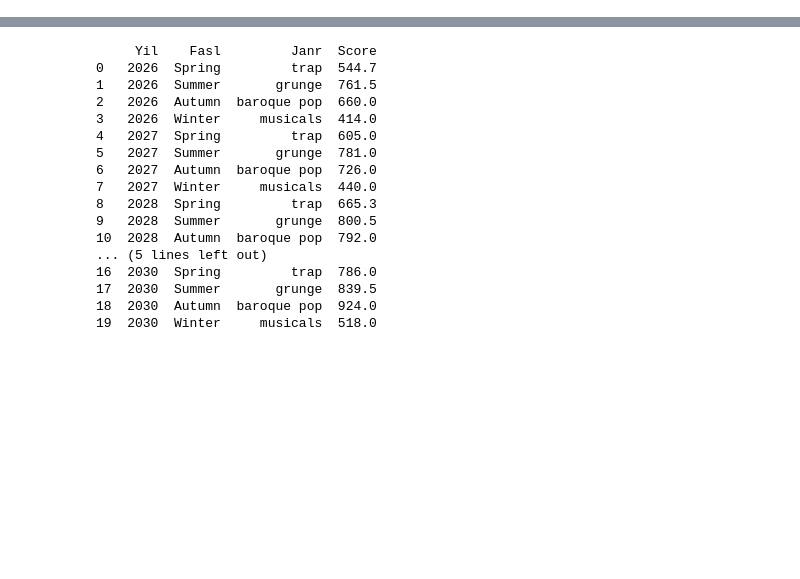
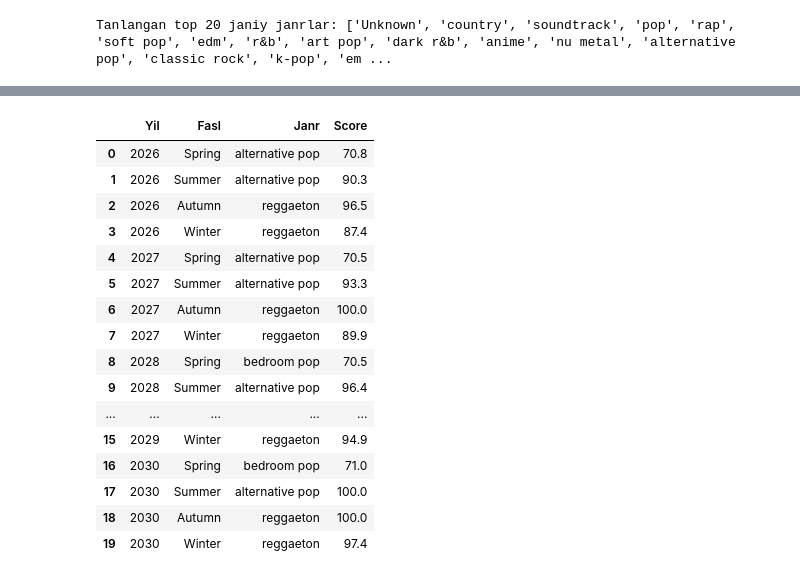
Before and after one commit to uzbtrust/spotify-ai-predictions-2030, a Jupyter notebook: main.ipynb, the cells around one changed output, grey strips where cells are left out. Drawn from its saved outputs; the diff is of its cells as text; code cells hidden in the pictures; blank space fills up the shorter version.

```diff
--- a/main.ipynb
+++ b/main.ipynb
@@ -60,25 +60,48 @@ seasons = ['Spring', 'Summer', 'Autumn', 'Winter']
+# %%
+trend_data = df.groupby(['year', 'season', 'genre_clean'])['track_popularity'].mean().reset_index()
+
+top_genres = trend_data['genre_clean'].value_counts().head(20).index.tolist()
+print("Tanlangan top 20 janiy janrlar:", top_genres)
+# %% [output]
+Tanlangan top 20 janiy janrlar: ['Unknown', 'country', 'soundtrack', 'pop', 'rap', 'soft pop', 'edm', 'r&b', 'art pop', 'dark r&b', 'anime', 'nu metal', 'alternative pop', 'classic rock', 'k-pop', 'em ...
 # %%
+future_results = []
+years = [2026, 2027, 2028, 2029, 2030]
+seasons = ['Spring', 'Summer', 'Autumn', 'Winter']
+
 for year in years:
     for season in seasons:
         best_genre = "Unknown"
         max_pop = -1
 
-        for genre in trend_data['genre_clean'].unique():
-            # Shu janr va faslga tegishli tarixiy ma'lumot
+        for genre in top_genres:
             subset = trend_data[(trend_data['genre_clean'] == genre) & (trend_data['season'] == season)]
+            subset = subset.sort_values('year')
 
-            if len(subset) > 1: # Kamida 2 ta nuqta bo'lishi shart
+            if len(subset) > 5:
                 model = LinearRegression()
-                X = subset[['year']]
+                X = subset['year'].values.reshape(-1, 1)
                 y = subset['track_popularity']
                 model.fit(X, y)
 
-                # 2030 gacha bo'lgan yil uchun bashorat
-                prediction = model.predict([[year]])[0]
+                prediction = model.predict(np.array([[year]]))[0]
+                prediction = np.clip(prediction, 0, 100)
 
                 if prediction > max_pop:
                     max_pop = prediction
                     best_genre = genre
 
-        future_results.append({'Yil': year, 'Fasl': season, 'Janr': best_genre, 'Score': round(max_pop, 1)})
+        if best_genre == "Unknown":
+            best_genre = "pop"
+            max_pop = 50.0
+
+        future_results.append({
+            'Yil': year,
+            'Fasl': season,
+            'Janr': best_genre,
+            'Score': round(max_pop, 1)
+        })
+
+predict_df = pd.DataFrame(future_results)
+predict_df
 # %% [output]
@@ -86,21 +108,17 @@ for year in years:
+|  | Yil | Fasl | Janr | Score |
+| 0 | 2026 | Spring | alternative pop | 70.8 |
+| 1 | 2026 | Summer | alternative pop | 90.3 |
+| 2 | 2026 | Autumn | reggaeton | 96.5 |
+| 3 | 2026 | Winter | reggaeton | 87.4 |
+| 4 | 2027 | Spring | alternative pop | 70.5 |
+| 5 | 2027 | Summer | alternative pop | 93.3 |
+| 6 | 2027 | Autumn | reggaeton | 100.0 |
+| 7 | 2027 | Winter | reggaeton | 89.9 |
+| 8 | 2028 | Spring | bedroom pop | 70.5 |
+| 9 | 2028 | Summer | alternative pop | 96.4 |
+| ... | ... | ... | ... | ... |
+| 15 | 2029 | Winter | reggaeton | 94.9 |
+| 16 | 2030 | Spring | bedroom pop | 71.0 |
+| 17 | 2030 | Summer | alternative pop | 100.0 |
+| 18 | 2030 | Autumn | reggaeton | 100.0 |
+| 19 | 2030 | Winter | reggaeton | 97.4 |
-# %%
-predict_df = pd.DataFrame(future_results)
-print(predict_df)
-# %% [output]
-     Yil    Fasl         Janr  Score
-0   2026  Spring         trap  544.7
-1   2026  Summer       grunge  761.5
-2   2026  Autumn  baroque pop  660.0
-3   2026  Winter     musicals  414.0
-4   2027  Spring         trap  605.0
-5   2027  Summer       grunge  781.0
-6   2027  Autumn  baroque pop  726.0
-7   2027  Winter     musicals  440.0
-8   2028  Spring         trap  665.3
-9   2028  Summer       grunge  800.5
-10  2028  Autumn  baroque pop  792.0
-... (5 lines left out)
-16  2030  Spring         trap  786.0
-17  2030  Summer       grunge  839.5
-18  2030  Autumn  baroque pop  924.0
-19  2030  Winter     musicals  518.0
```
Also changed, not shown: parts of 17 cells of this notebook, 5 other files.
